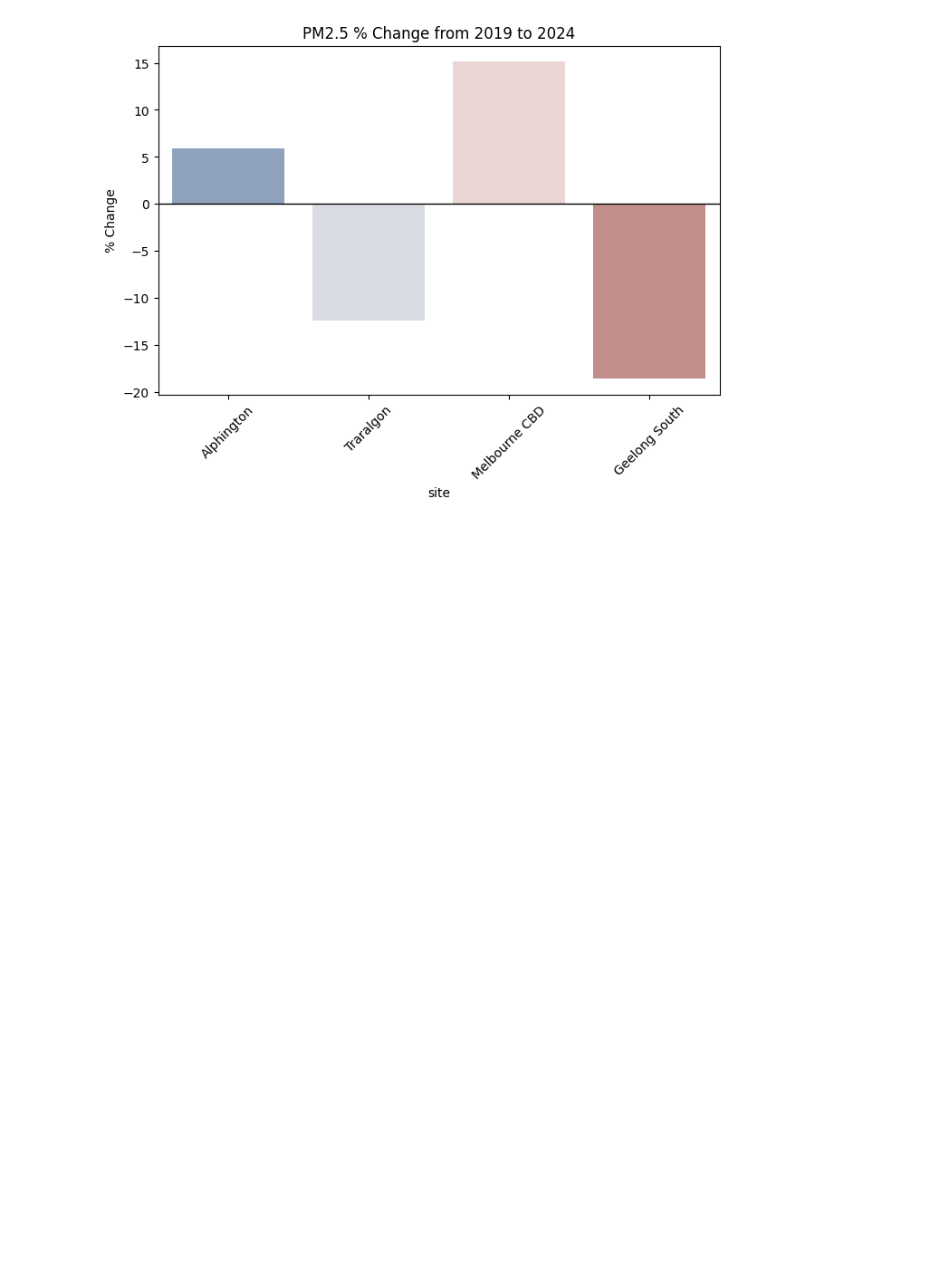
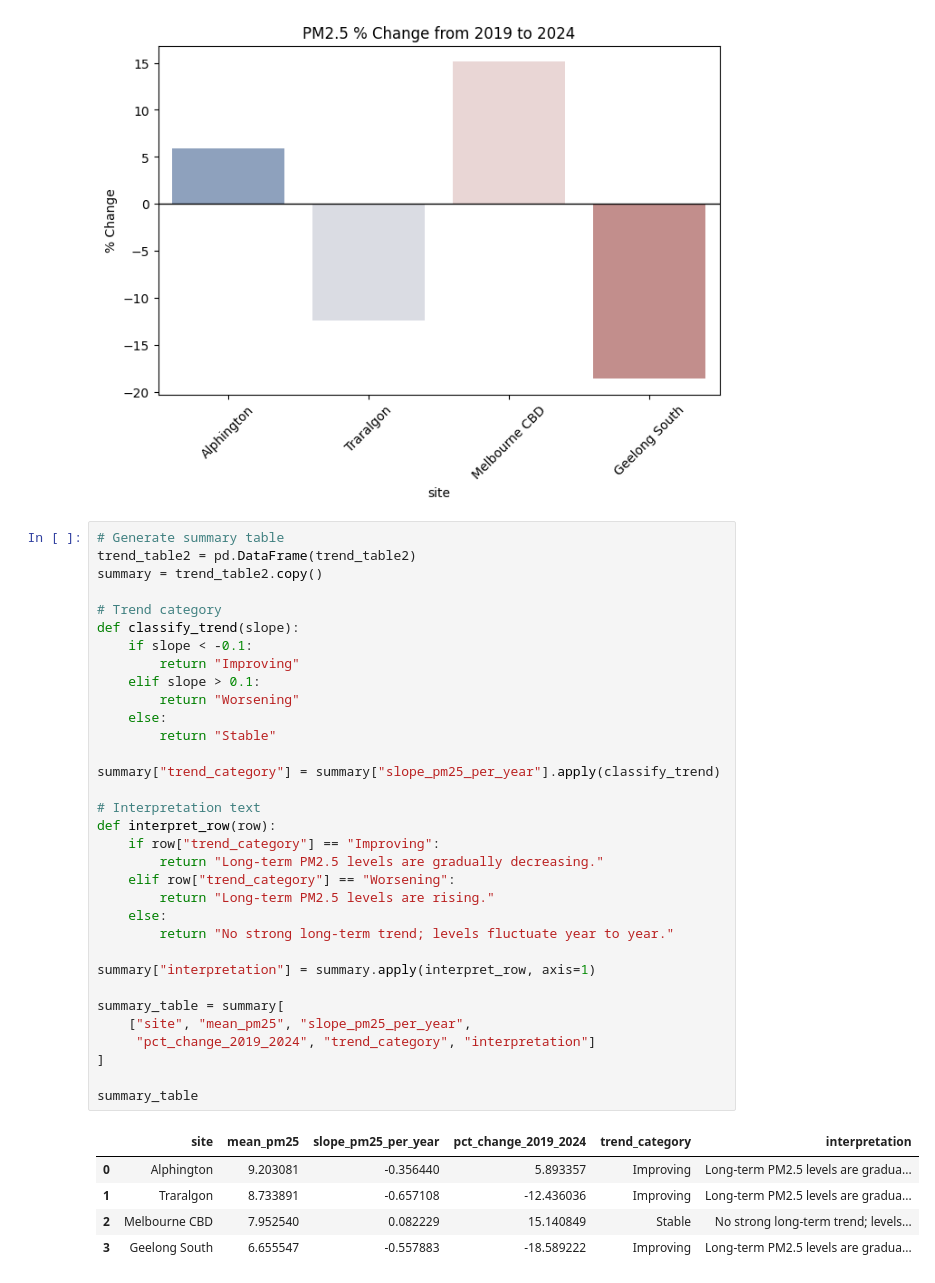
Before and after one commit to therealestchris/mel-air-norms-now, a Jupyter notebook: notebooks/data-analysis.ipynb, the cells around one changed output. Drawn from its saved outputs; the diff is of its cells as text; blank space fills up the shorter version.

Commit message:
Finished data analysis

```diff
--- a/notebooks/data-analysis.ipynb
+++ b/notebooks/data-analysis.ipynb
@@ -288,3 +288,42 @@ Passing `palette` without assigning `hue` is deprecated and will be removed in v
 
   sns.barplot(
 [figure]
+# %%
+# Generate summary table
+trend_table2 = pd.DataFrame(trend_table2)
+summary = trend_table2.copy()
+
+# Trend category
+def classify_trend(slope):
+    if slope < -0.1:
+        return "Improving"
+    elif slope > 0.1:
+        return "Worsening"
+    else:
+        return "Stable"
+
+summary["trend_category"] = summary["slope_pm25_per_year"].apply(classify_trend)
+
+# Interpretation text
+def interpret_row(row):
+    if row["trend_category"] == "Improving":
+        return "Long-term PM2.5 levels are gradually decreasing."
+    elif row["trend_category"] == "Worsening":
+        return "Long-term PM2.5 levels are rising."
+    else:
+        return "No strong long-term trend; levels fluctuate year to year."
+
+summary["interpretation"] = summary.apply(interpret_row, axis=1)
+
+summary_table = summary[
+    ["site", "mean_pm25", "slope_pm25_per_year",
+     "pct_change_2019_2024", "trend_category", "interpretation"]
+]
+
+summary_table
+# %% [output]
+|  | site | mean_pm25 | slope_pm25_per_year | pct_change_2019_2024 | trend_category | interpretation |
+| 0 | Alphington | 9.203081 | -0.356440 | 5.893357 | Improving | Long-term PM2.5 levels are gradua... |
+| 1 | Traralgon | 8.733891 | -0.657108 | -12.436036 | Improving | Long-term PM2.5 levels are gradua... |
+| 2 | Melbourne CBD | 7.952540 | 0.082229 | 15.140849 | Stable | No strong long-term trend; levels... |
+| 3 | Geelong South | 6.655547 | -0.557883 | -18.589222 | Improving | Long-term PM2.5 levels are gradua... |
```
